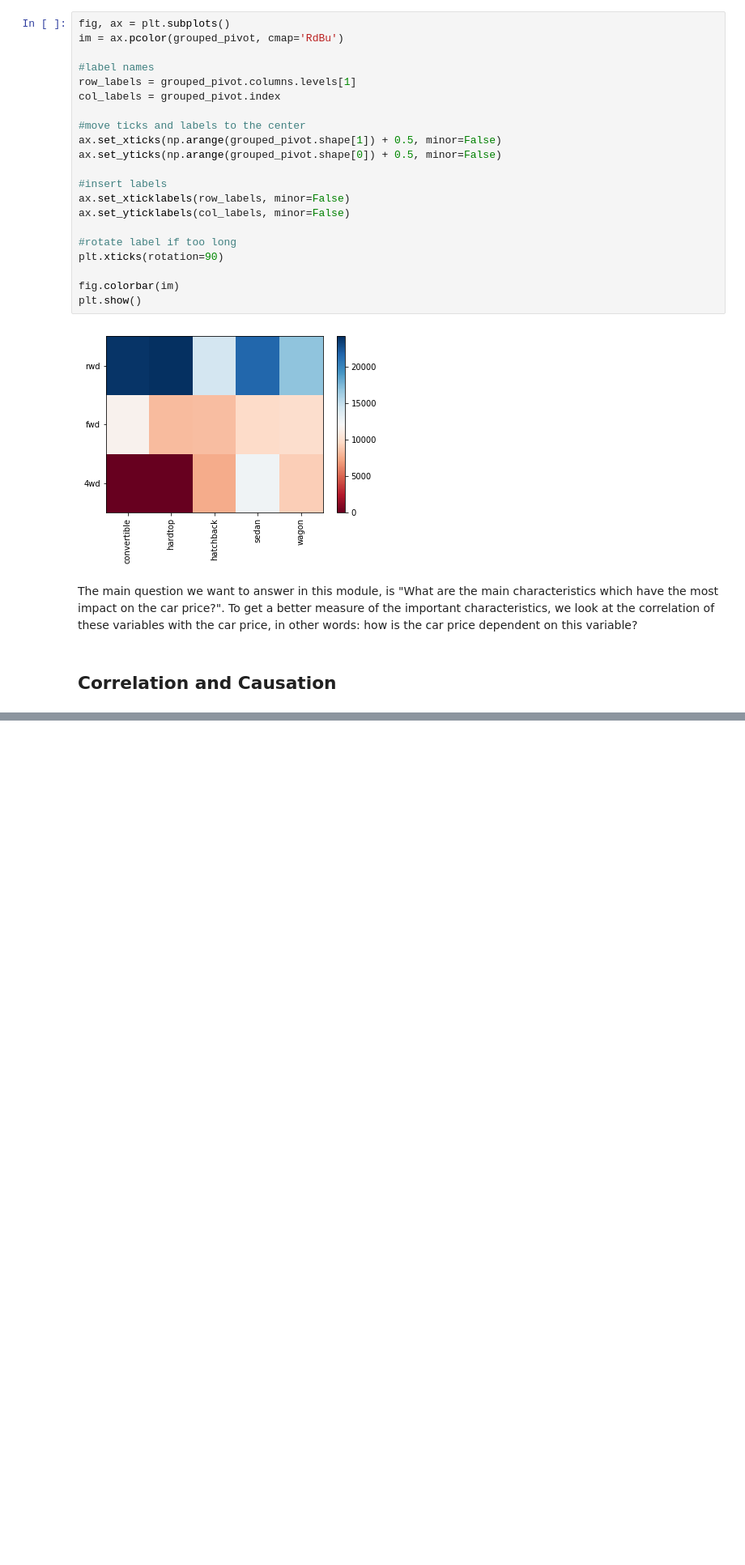
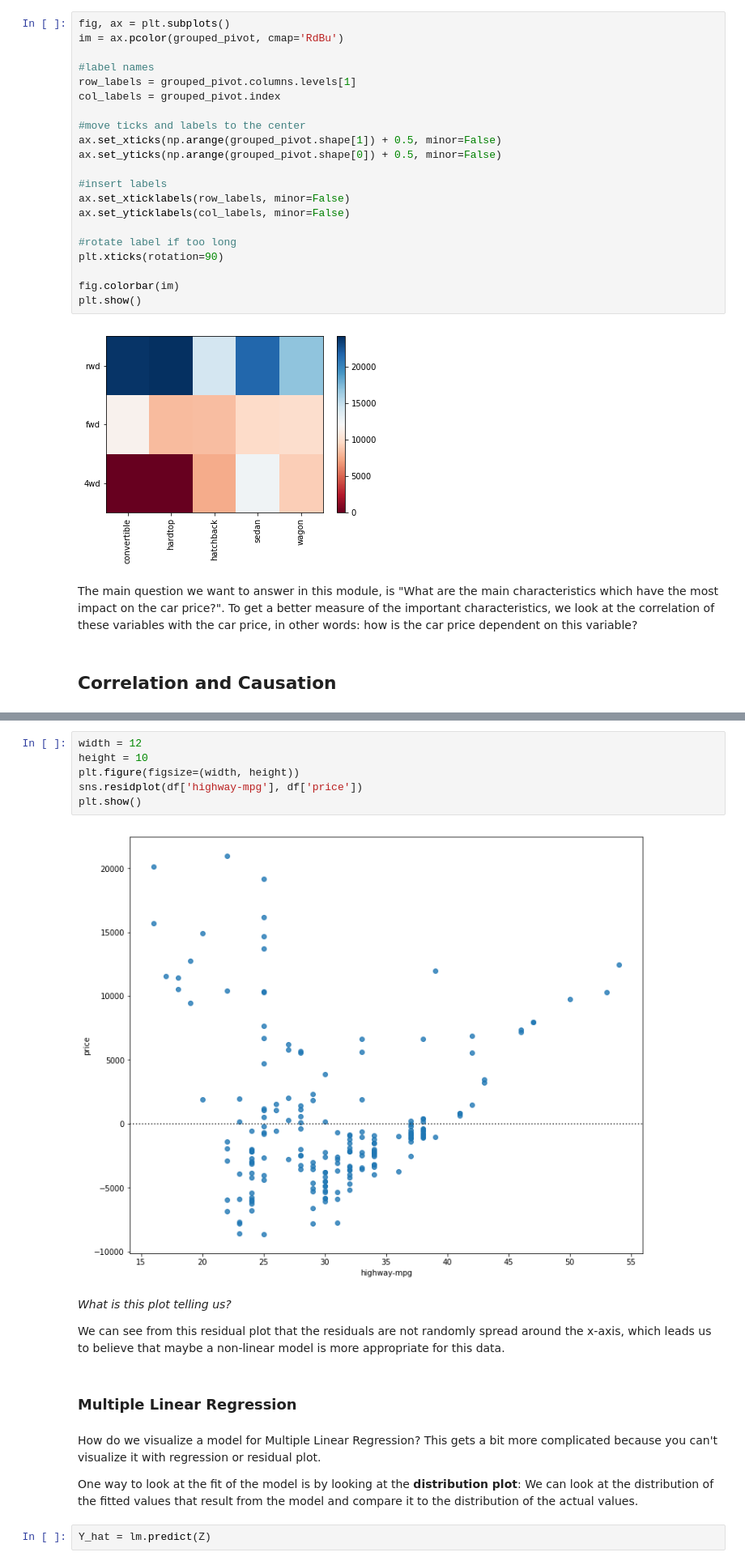
Before and after one commit to ebrahimzare/Machine-learning-Projects, a Jupyter notebook: Auto_Price_Predictiton.ipynb, the cells around one changed output, grey strips where cells are left out. Shown: that part at 81% size. Saved outputs shown, nothing was run; the diff lists cells and outputs as text; blank space fills up the shorter version.

```diff
--- a/Auto_Price_Predictiton.ipynb
+++ b/Auto_Price_Predictiton.ipynb
@@ -710,0 +1046,20 @@ To get a better measure of the important characteristics, we look at the correla
+# %%
+width = 12
+height = 10
+plt.figure(figsize=(width, height))
+sns.residplot(df['highway-mpg'], df['price'])
+plt.show()
+# %% [output]
+[figure, added]
+# %% [markdown]
+<i>What is this plot telling us?</i>
+
+<p>We can see from this residual plot that the residuals are not randomly spread around the x-axis, which leads us to believe that maybe a non-linear model is more appropriate for this data.</p>
+# %% [markdown]
+<h3>Multiple Linear Regression</h3>
+# %% [markdown]
+<p>How do we visualize a model for Multiple Linear Regression? This gets a bit more complicated because you can't visualize it with regression or residual plot.</p>
+
+<p>One way to look at the fit of the model is by looking at the <b>distribution plot</b>: We can look at the distribution of the fitted values that result from the model and compare it to the distribution of the actual values.</p>
+# %%
+Y_hat = lm.predict(Z)
```
Also changed, not shown: parts of 243 cells of this notebook.
